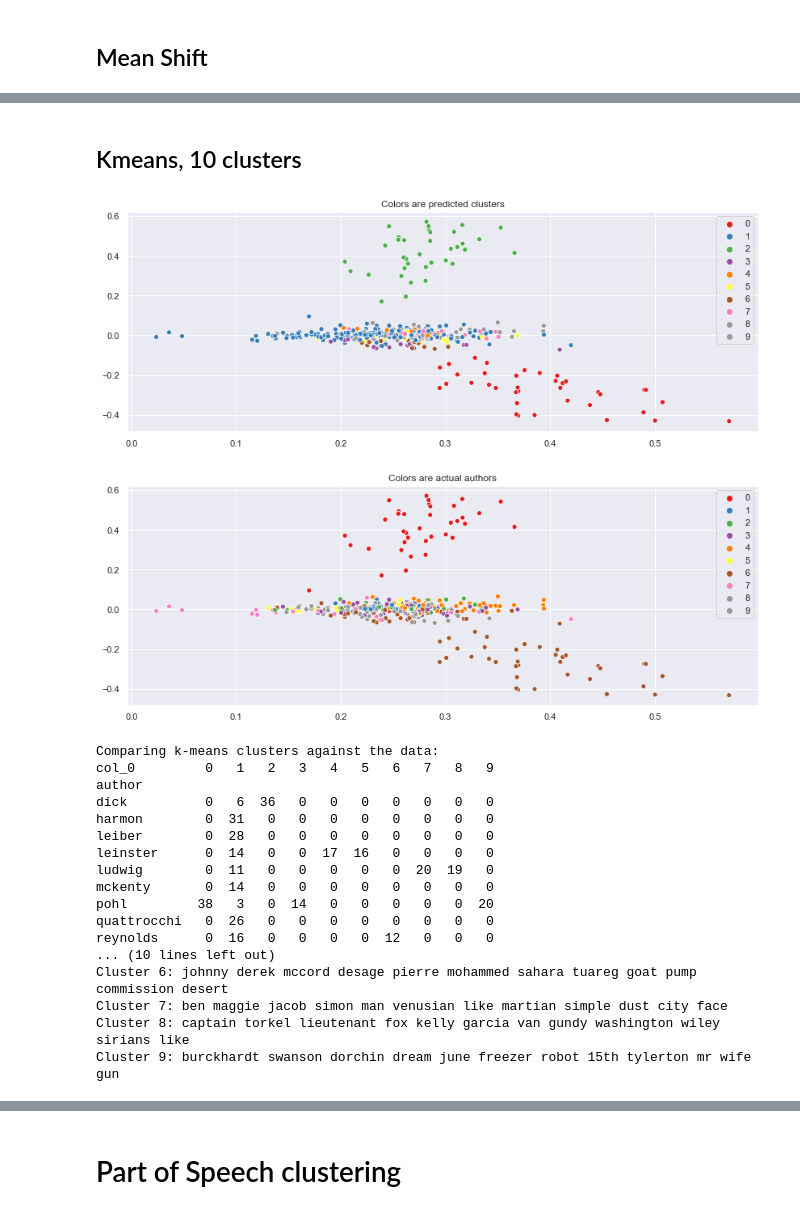
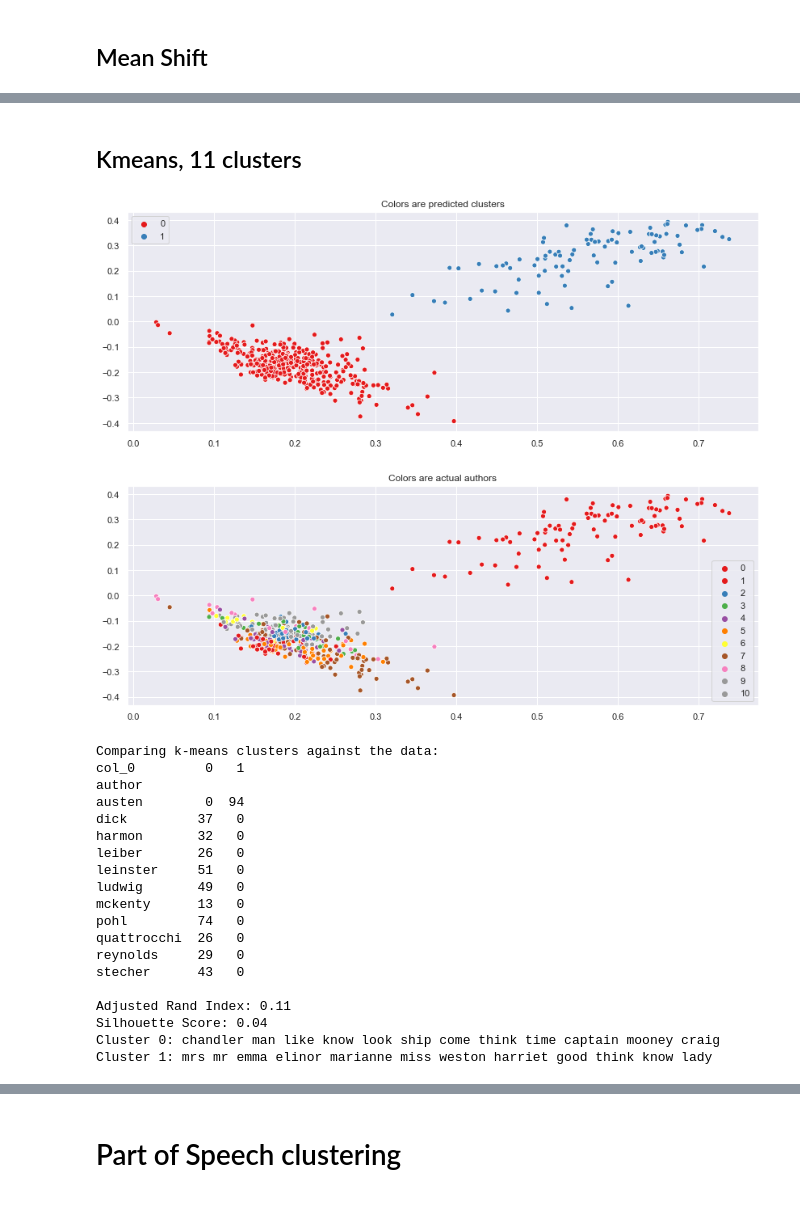
Before and after one commit to cbevis/U4_Capstone, a Jupyter notebook: U4_Capstone.ipynb, the cells around one changed output, grey strips where cells are left out. Cells and saved outputs as stored; diff of their text form; code cells hidden in the pictures.

```diff
--- a/U4_Capstone.ipynb
+++ b/U4_Capstone.ipynb
@@ -226,10 +256,16 @@ reynolds3.txt
 leinster4.txt
 reynolds1.txt
 ludwig4.txt
+# %%
+# Add in some other literature examples
+sentences = sentences1
+sentences += [[sent, 'austen1', 'austen', 0] for sent in persuasion_doc.sents]
+sentences += [[sent, 'austen2', 'austen', 0] for sent in sense_doc.sents]
+sentences += [[sent, 'austen3', 'austen', 0] for sent in emma_doc.sents]
 # %%
 # Convert into a pandas data frame
 df = pd.DataFrame(sentences)
-df.columns = ['text_sentences', 'text', 'author']
+df.columns = ['text_sentences', 'text', 'author', 'scifi']
 # Write to a csv so this can be loaded back in
 df.to_csv('scifi.csv')
 df.head()
@@ -308,0 +361,20 @@ SyntaxError: invalid syntax (<ipython-input-58-159090205490>, line 12)
+# %%
+# lemma without names
+
+both_no_people2 = []
+for sent in df['text_sentences']:
+    words = []
+    for token in sent:
+        if (token.ent_type_ not in ents_list) & (token.lemma_ not in name_list):
+            words.append(token.lemma_)
+        elif token.ent_type_ == 'NORP':
+            words.append('NORP')
+        # Moklin is a type of alien
+        elif token.lemma_ == 'moklin' or token.lemma_ == 'moklins':
+            words.append('alien')
+        elif token.lemma_ == 'altaira' or token.lemma_ == 'maya':
+            words.append('OTHERPLANET')
+    both_no_people2.append(' '.join(words))
+
+
+print(both_no_people2[10])
@@ -423,6 +497,10 @@ X_train, X_test, y_train, y_test = train_test_split(both_sents,
                                                     df['author'],
                                                     test_size=0.25,
                                                     random_state=0)
+
+y_train_scifi, y_test_scifi = train_test_split(df['scifi'],
+                                               test_size=0.25,
+                                               random_state=0)
 
 vectorizer_tfidf = TfidfVectorizer(max_df=0.75, # drop words that occur in more than this % of paragraphs
                              min_df=5, # only use words that appear at least 5 times
@@ -528,8 +607,9 @@ stecher      36   0   0  0
 # %% [markdown]
-## Kmeans, 10 clusters
+## Kmeans, 11 clusters
 # %%
+nclusters = 2
 # Calculate predicted values.
-km = KMeans(n_clusters=10)
+km = KMeans(n_clusters=nclusters)
 y_pred = km.fit_predict(X_train_lsa)
 
 # Plot the solution.
@@ -540,50 +620,52 @@ plt.show()
 le = LabelEncoder()
 y_train_enc = le.fit_transform(y_train)
 y_test_enc = le.fit_transform(y_test)
 
 sns.scatterplot(X_train_lsa[:, 0], X_train_lsa[:, 1], hue=y_train_enc, legend='full', palette='Set1')
 plt.title('Colors are actual authors')
 plt.show()
 # Check the solution against the data.
 print('Comparing k-means clusters against the data:')
 print(pd.crosstab(y_train, y_pred))
 
 # Can also pring label encoded values cross tabs to compare with cluster
 # print('\nCrosstab with label encoded values.  Columns are clusters\n')
 # print(pd.crosstab(y_train_enc, y_pred))
 
 print('\nAdjusted Rand Index: {:.2f}'.format(metrics.adjusted_rand_score(y_train, y_pred)))
 print('Silhouette Score: {:.2f}'.format(metrics.silhouette_score(X_train_lsa,
                                                                  y_pred,
                                                                  metric='euclidean')))
 
 # Find the words corresponding to the cluster centroids
 original_space_centroids = svd.inverse_transform(km.cluster_centers_)
 order_centroids = original_space_centroids.argsort()[:, ::-1]
 
 terms = vectorizer_tfidf.get_feature_names()
-for i in range(10):
+for i in range(nclusters):
     print("Cluster %d:" % i, end='')
     for ind in order_centroids[i, :12]:
         print(' %s' % terms[ind], end='')
     print()
 # %% [output]
-[figure, old version]
+[figure, new version]
-[figure, old version]
+[figure, new version]
 Comparing k-means clusters against the data:
-col_0         0   1   2   3   4   5   6   7   8   9
+col_0         0   1
 author
-dick          0   6  36   0   0   0   0   0   0   0
-harmon        0  31   0   0   0   0   0   0   0   0
-leiber        0  28   0   0   0   0   0   0   0   0
-leinster      0  14   0   0  17  16   0   0   0   0
-ludwig        0  11   0   0   0   0   0  20  19   0
-mckenty       0  14   0   0   0   0   0   0   0   0
-pohl         38   3   0  14   0   0   0   0   0  20
-quattrocchi   0  26   0   0   0   0   0   0   0   0
-reynolds      0  16   0   0   0   0  12   0   0   0
-... (10 lines left out)
-Cluster 6: johnny derek mccord desage pierre mohammed sahara tuareg goat pump commission desert
-Cluster 7: ben maggie jacob simon man venusian like martian simple dust city face
-Cluster 8: captain torkel lieutenant fox kelly garcia van gundy washington wiley sirians like
-Cluster 9: burckhardt swanson dorchin dream june freezer robot 15th tylerton mr wife gun
+austen        0  94
+dick         37   0
+harmon       32   0
+leiber       26   0
+leinster     51   0
+ludwig       49   0
+mckenty      13   0
+pohl         74   0
+quattrocchi  26   0
+reynolds     29   0
+stecher      43   0
+
+Adjusted Rand Index: 0.11
+Silhouette Score: 0.04
+Cluster 0: chandler man like know look ship come think time captain mooney craig
+Cluster 1: mrs mr emma elinor marianne miss weston harriet good think know lady
```
Also changed, not shown: parts of 54 cells of this notebook.
